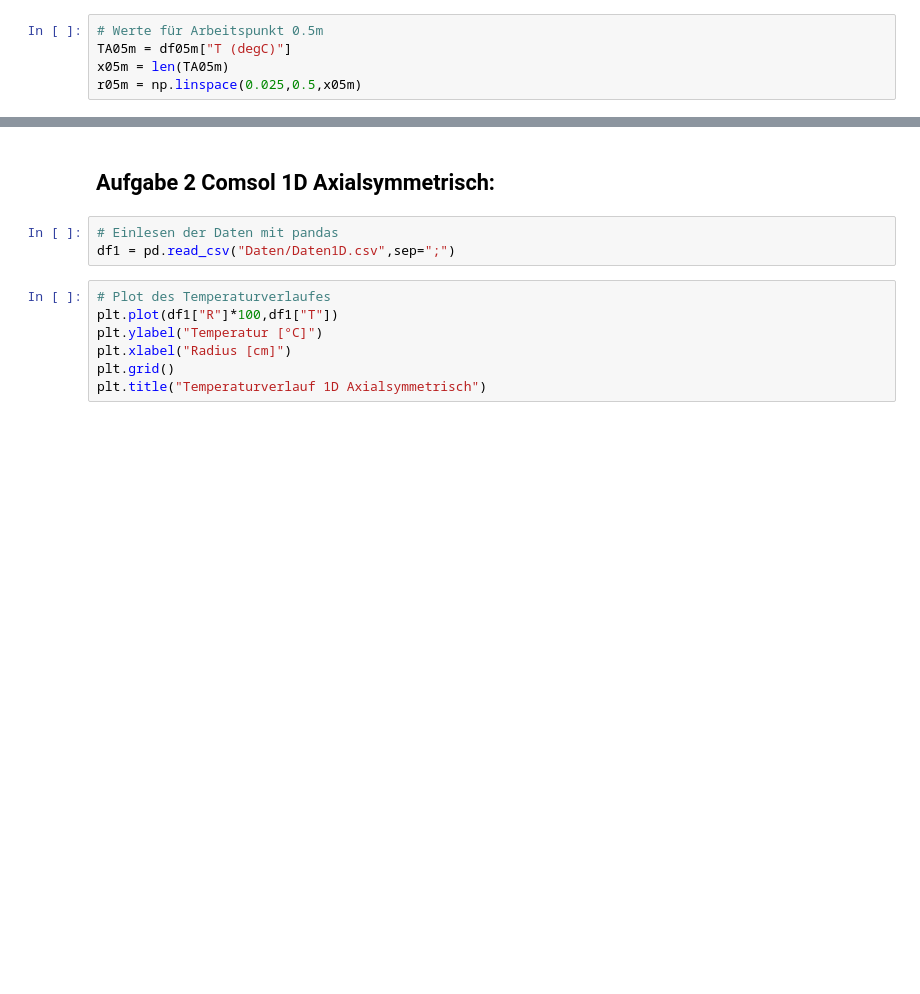
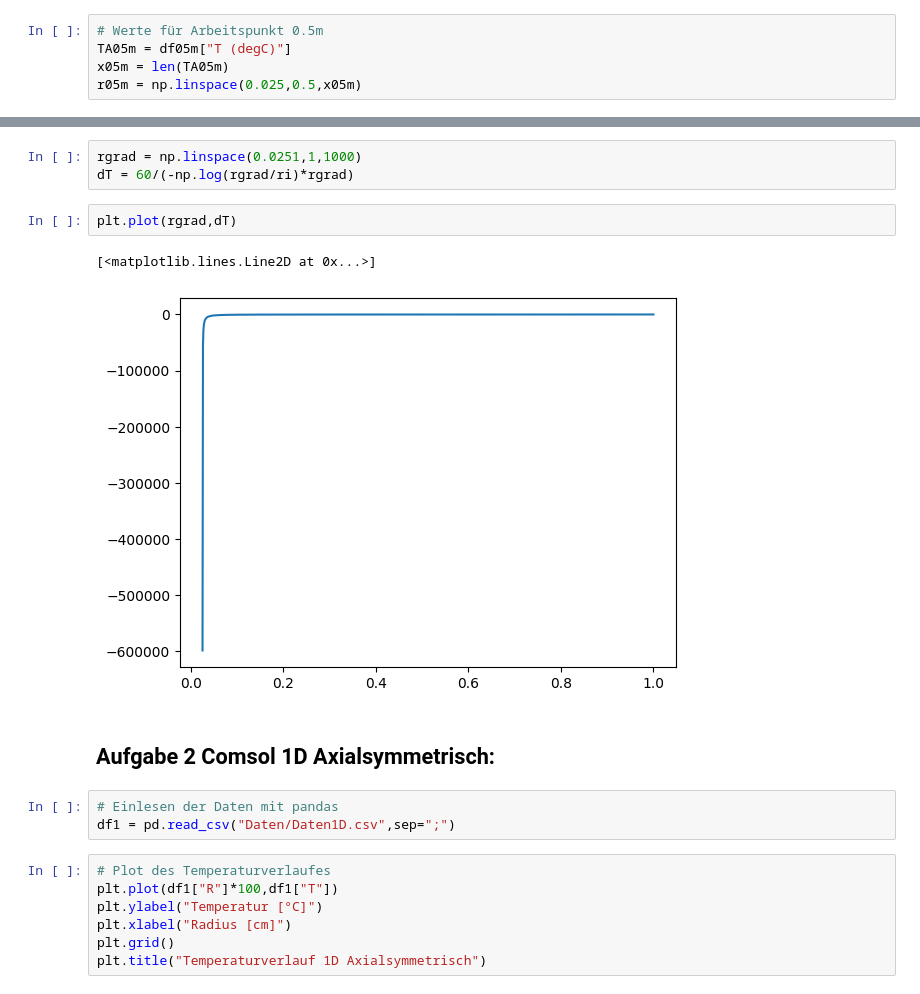
Before and after one commit to HansPeter21/CoP_Abgabe, a Jupyter notebook: Bericht_Mauro_Schegg.ipynb, the cells around one changed output, grey strips where cells are left out. Cells and saved outputs as stored; diff of their text form; blank space fills up the shorter version.

```diff
--- a/Bericht_Mauro_Schegg.ipynb
+++ b/Bericht_Mauro_Schegg.ipynb
@@ -199,3 +242,11 @@ plt.legend()
+# %%
+rgrad = np.linspace(0.0251,1,1000)
+dT = 60/(-np.log(rgrad/ri)*rgrad)
+# %%
+plt.plot(rgrad,dT)
+# %% [output]
+[<matplotlib.lines.Line2D at 0x...>]
+[figure, added]
 # %% [markdown]
 ## Aufgabe 2 Comsol 1D Axialsymmetrisch:
 # %%
```
Also changed, not shown: parts of 11 cells of this notebook.
